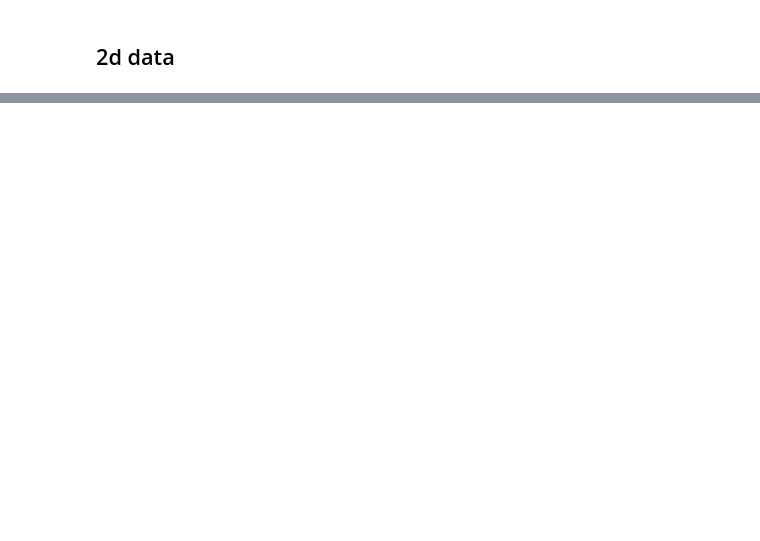
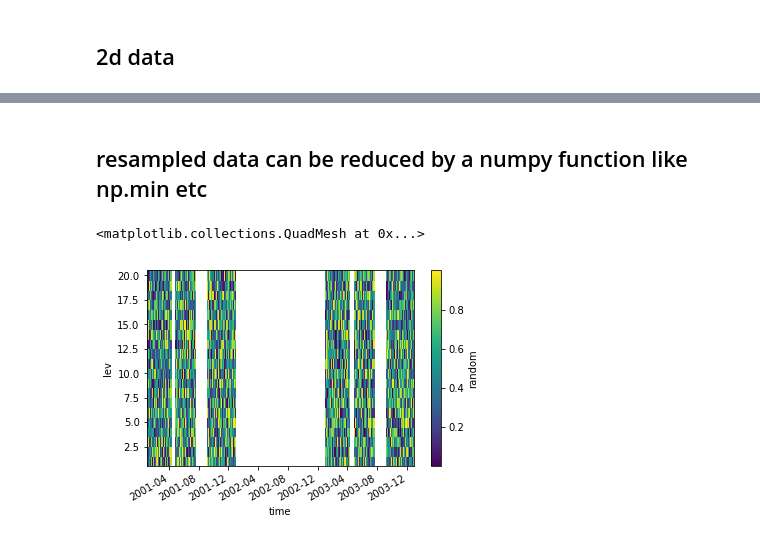
Before and after one commit to suvarchal/bjorn_related, a Jupyter notebook: Louise_contour.ipynb, the cells around one changed output, grey strips where cells are left out. Saved outputs shown, nothing was run; the diff lists cells and outputs as text; code cells hidden in the pictures; blank space fills up the shorter version.

```diff
--- a/Louise_contour.ipynb
+++ b/Louise_contour.ipynb
@@ -108,0 +145,8 @@ xr_data.groupby('time.week').apply(np.mean,axis=0).transpose().random.plot.pcolo
+# %% [markdown]
+## resampled data can be reduced by a numpy function like np.min etc
+# %%
+xr_data.resample(time='1D').mean(dim='time').random.transpose().plot.pcolormesh()
+#xr_data.resample(time='1D').reduce(np.min,dim='time').random.transpose().plot.pcolormesh()
+# %% [output]
+<matplotlib.collections.QuadMesh at 0x...>
+[figure, added]
```
Also changed, not shown: parts of 17 cells of this notebook.
